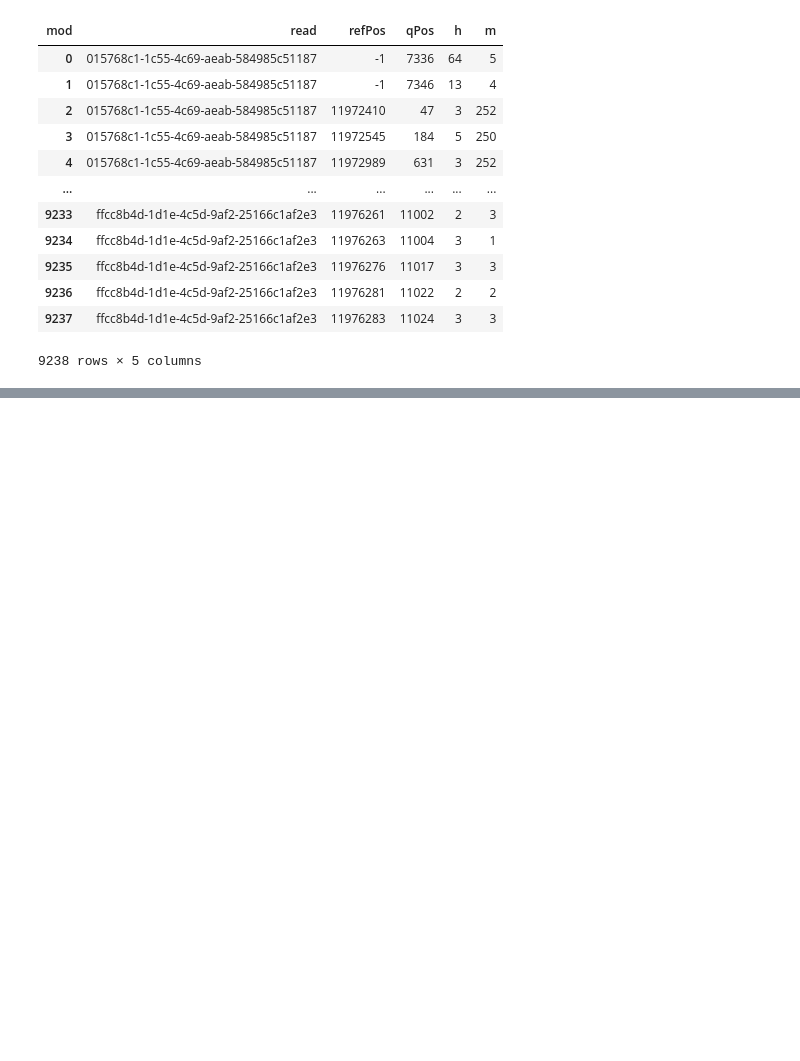
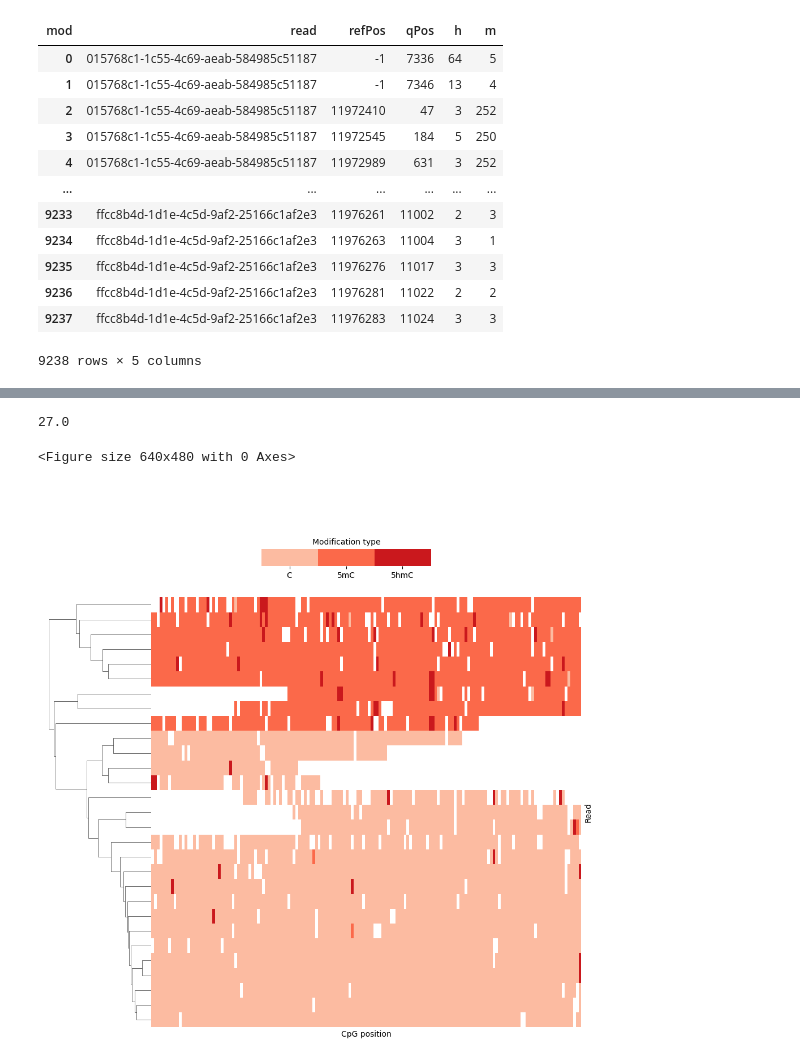
Before and after one commit to DominicOH/Analysis-of-nanopore-epigenetic-sequencing, a Jupyter notebook: Imprinting_genes_fig6.ipynb, the cells around one changed output, grey strips where cells are left out. Drawn from its saved outputs; the diff is of its cells as text; code cells hidden in the pictures; blank space fills up the shorter version.

Commit message:
Additions to heatmap Fig6

```diff
--- a/Imprinting_genes_fig6.ipynb
+++ b/Imprinting_genes_fig6.ipynb
@@ -2,8 +2,3 @@
 import modbampy
 from modbampy import ModBam
 path = './data/prom_R10.4.1_E8.2_WGS_brain_DMR_regions.bam'
-# %%
-with ModBam('./data/prom_R10.4.1_E8.2_WGS_brain_DMR_regions.bam') as bam:
-    for read in bam.reads("chr11", 11975124, 11977097):
-        for pos_mod in read.mod_sites:
-            print(*pos_mod)
@@ -154,3 +120,6 @@ melted_sites
 # %%
 melted_sites_filt = melted_sites.loc[(melted_sites["refPos"] > 11975124) & (melted_sites["refPos"] < 11977097) & (melted_sites["score"] > (0.66)*(255))]
-grb10_eg_df2 = melted_sites_filt.groupby(["read", "mod"], as_index=False)["refPos"].count()
+pivoted_cpg_melted = melted_sites_filt.pivot(index="read", columns=["refPos"], values="mod")
+pivoted_cpg_melted[pivoted_cpg_melted == "h"] = 2
+pivoted_cpg_melted[pivoted_cpg_melted == "m"] = 1
+pivoted_cpg_melted[pivoted_cpg_melted == "c"] = 0
@@ -198,0 +137,36 @@ sns.clustermap(heatmap.reset_index()[["m", "h"]], figsize=(10, 10), method="sing
+# %%
+len(pivoted_cpg_melted)/2
+# %% [output]
+27.0
+# %%
+def NADropper(df):
+    df = df.dropna(thresh=20, axis=1)
+    df = df.dropna(thresh=20, axis=0)
+    return df
+# %%
+from matplotlib.colors import LinearSegmentedColormap
+import seaborn as sns
+import matplotlib.pyplot as plt
+
+fig = plt.figure()
+
+g = sns.clustermap(NADropper(pivoted_cpg_melted).fillna(-1),
+            mask=NADropper(pivoted_cpg_melted).isna(),
+            xticklabels=False, yticklabels=False,
+            col_cluster=False,
+            cmap=sns.color_palette("Reds", 3),
+            cbar_kws={"ticks" : [0, 1, 2],
+                      "orientation" : "horizontal"},
+            figsize=(10, 10))
+
+g.ax_cbar.set_position([0.40, 0.85, 0.3, 0.03])
+g.ax_cbar.set_xticks([0.33, 1, 1.66])
+g.ax_cbar.set_xticklabels(["C", "5mC", "5hmC"])
+g.ax_cbar.set_title("Modification type", fontdict={"fontsize" : 10})
+g.ax_heatmap.set_ylabel("Read")
+g.ax_heatmap.set_xlabel("CpG position")
+
+plt.show()
+# %% [output]
+<Figure size 640x480 with 0 Axes>
+[figure, added]
```
Also changed, not shown: parts of 11 cells of this notebook.
